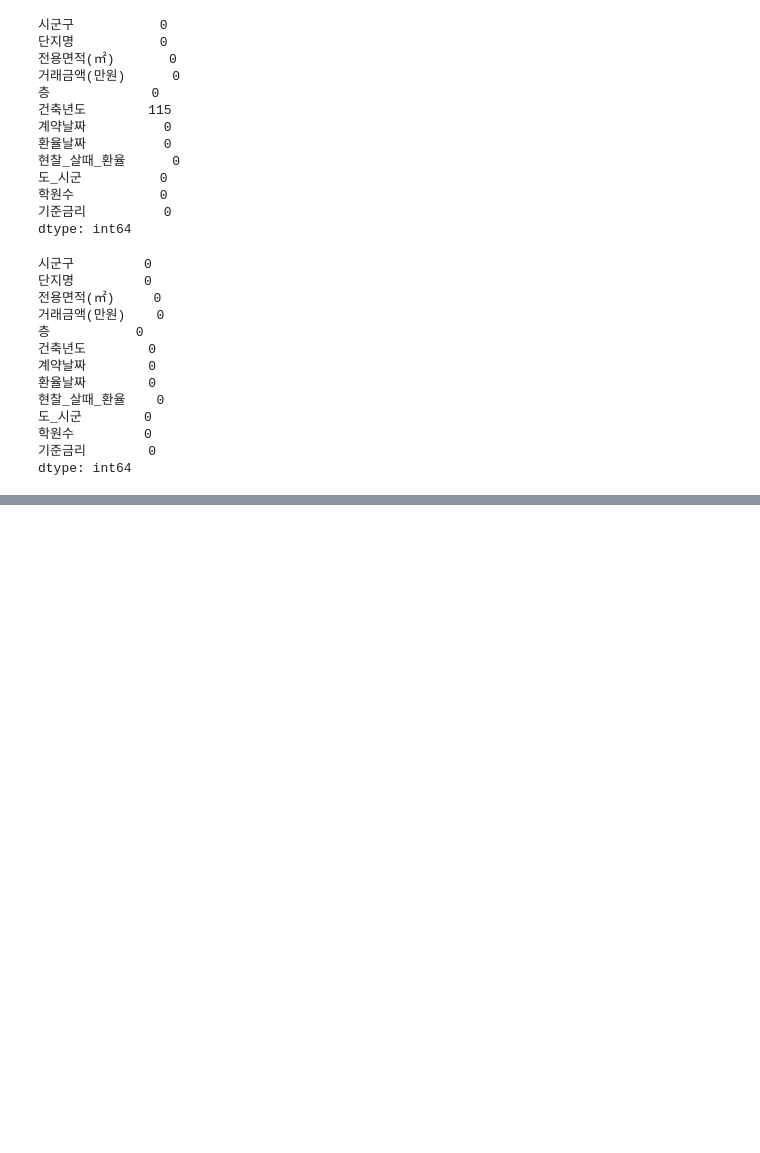
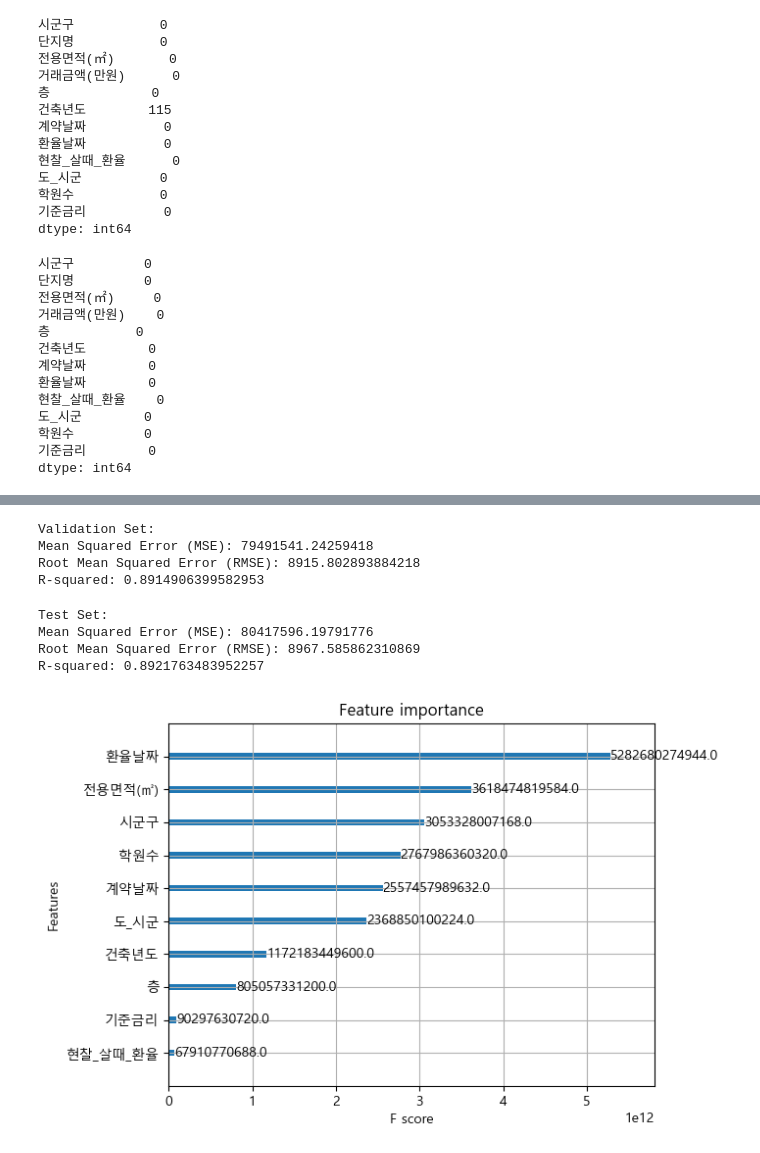
Before and after one commit to Minseos/-, a Jupyter notebook: 06_machine_learning/mini_project/Project.ipynb, the cells around one changed output, grey strips where cells are left out. Cells and saved outputs as stored; diff of their text form; code cells hidden in the pictures; blank space fills up the shorter version.

```diff
--- a/06_machine_learning/mini_project/Project.ipynb
+++ b/06_machine_learning/mini_project/Project.ipynb
@@ -1110,0 +1515,10 @@ dtype: int64
+# %%
+label_encoder = LabelEncoder()
+data['도_시군'] = label_encoder.fit_transform(data['도_시군'])
+data['시군구'] = label_encoder.fit_transform(data['시군구'])
+# %%
+X = data.drop(['거래금액(만원)'], axis=1)
+y = data['거래금액(만원)']
+# %%
+X_train, X_temp, y_train, y_temp = train_test_split(X, y, test_size=0.3, random_state=42)  # 70% train, 30% temp
+X_valid, X_test, y_valid, y_test = train_test_split(X_temp, y_temp, test_size=0.5, random_state=42)  # 15% valid, 15% test
@@ -1110,0 +1529,57 @@ dtype: int64
+# %%
+xgb = XGBRegressor(n_estimators=500, max_depth=3, n_jobs=-1, random_state=7)
+
+# 모델 학습 (Train 데이터 사용)
+xgb.fit(X_train, y_train)
+
+# Validation 데이터로 예측 수행
+valid_pred = xgb.predict(X_valid)
+
+# 모델 평가 (Validation 데이터)
+valid_mse = mean_squared_error(y_valid, valid_pred)
+valid_rmse = np.sqrt(valid_mse)
+valid_r2 = r2_score(y_valid, valid_pred)
+
+print('Validation Set:')
+print('Mean Squared Error (MSE):', valid_mse)
+print('Root Mean Squared Error (RMSE):', valid_rmse)
+print('R-squared:', valid_r2)
+# %% [output]
+Validation Set:
+Mean Squared Error (MSE): 79491541.24259418
+Root Mean Squared Error (RMSE): 8915.802893884218
+R-squared: 0.8914906399582953
+# %%
+# Test 데이터로 예측 수행
+test_pred = xgb.predict(X_test)
+
+# 모델 평가 (Test 데이터)
+test_mse = mean_squared_error(y_test, test_pred)
+test_rmse = np.sqrt(test_mse)
+test_r2 = r2_score(y_test, test_pred)
+
+print('\nTest Set:')
+print('Mean Squared Error (MSE):', test_mse)
+print('Root Mean Squared Error (RMSE):', test_rmse)
+print('R-squared:', test_r2)
+# %% [output]
+Test Set:
+Mean Squared Error (MSE): 80417596.19791776
+Root Mean Squared Error (RMSE): 8967.585862310869
+R-squared: 0.8921763483952257
+# %%
+import matplotlib.font_manager as fm
+
+# 한글 폰트 설정 (Windows의 경우 'Malgun Gothic', Mac의 경우 'AppleGothic')
+plt.rcParams['font.family'] = 'Malgun Gothic'  # 'Malgun Gothic' 대신 시스템에 있는 한글 폰트를 입력하세요.
+plt.rcParams['axes.unicode_minus'] = False  # 마이너스 폰트 깨짐 방지
+
+# Feature Importance 다시 그리기
+from xgboost import plot_importance
+
+plot_importance(xgb, importance_type='gain')
+# plot_importance(xgb, importance_type='gain', max_num_features=10)  # 상위 10개만 표시
+plt.rcParams["figure.figsize"] = (10, 8)  # 그래프 크기 조절
+plt.show()
+# %% [output]
+[figure, added]
```
Also changed, not shown: parts of 95 cells of this notebook, 1 other file.
